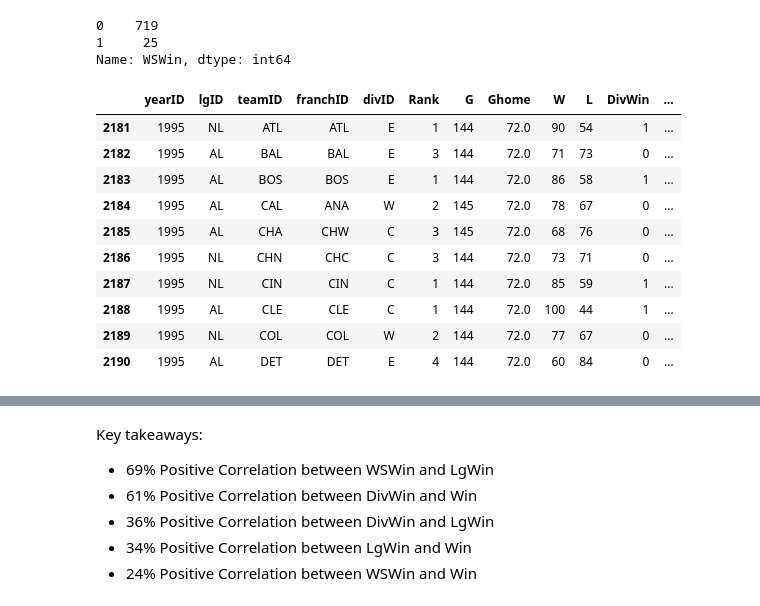
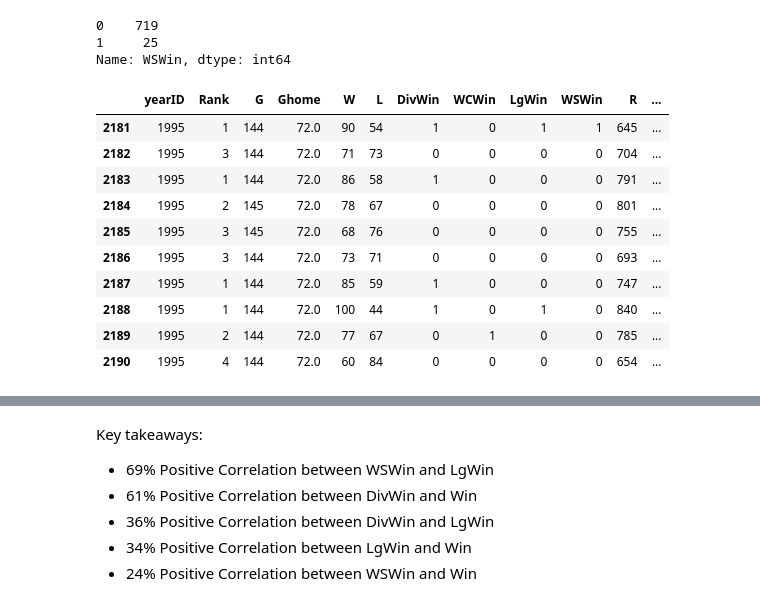
Before and after one commit to cabralh/WS-Predictor, a Jupyter notebook: WS-Predictor.ipynb, the cells around one changed output, grey strips where cells are left out. Saved outputs shown, nothing was run; the diff lists cells and outputs as text; code cells hidden in the pictures.

```diff
--- a/WS-Predictor.ipynb
+++ b/WS-Predictor.ipynb
@@ -357,24 +353,25 @@ Name: WSWin, dtype: int64
 # %%
 # Convert N/Y columns to integer values
 df_tmp["DivWin"] = df_tmp["DivWin"].map(lambda x: 1 if x == 'Y' else 0)
 df_tmp["DivWin"] = df_tmp["DivWin"].astype(int)
 df_tmp["WCWin"] = df_tmp["WCWin"].map(lambda x: 1 if x == 'Y' else 0)
 df_tmp["WCWin"] = df_tmp["WCWin"].astype(int)
 df_tmp["LgWin"] = df_tmp["LgWin"].map(lambda x: 1 if x == 'Y' else 0)
 df_tmp["LgWin"] = df_tmp["LgWin"].astype(int)
+df_tmp.drop(["lgID", "teamID", "franchID", "divID", "name", "park", "attendance", "teamIDBR", "teamIDlahman45", "teamIDretro"], axis=1, inplace=True)
 df_tmp.head(10)
 # %% [output]
-|  | yearID | lgID | teamID | franchID | divID | Rank | G | Ghome | W | L | DivWin | ... |
-| 2181 | 1995 | NL | ATL | ATL | E | 1 | 144 | 72.0 | 90 | 54 | 1 | ... |
-| 2182 | 1995 | AL | BAL | BAL | E | 3 | 144 | 72.0 | 71 | 73 | 0 | ... |
-| 2183 | 1995 | AL | BOS | BOS | E | 1 | 144 | 72.0 | 86 | 58 | 1 | ... |
-| 2184 | 1995 | AL | CAL | ANA | W | 2 | 145 | 72.0 | 78 | 67 | 0 | ... |
-| 2185 | 1995 | AL | CHA | CHW | C | 3 | 145 | 72.0 | 68 | 76 | 0 | ... |
-| 2186 | 1995 | NL | CHN | CHC | C | 3 | 144 | 72.0 | 73 | 71 | 0 | ... |
-| 2187 | 1995 | NL | CIN | CIN | C | 1 | 144 | 72.0 | 85 | 59 | 1 | ... |
-| 2188 | 1995 | AL | CLE | CLE | C | 1 | 144 | 72.0 | 100 | 44 | 1 | ... |
-| 2189 | 1995 | NL | COL | COL | W | 2 | 144 | 72.0 | 77 | 67 | 0 | ... |
-| 2190 | 1995 | AL | DET | DET | E | 4 | 144 | 72.0 | 60 | 84 | 0 | ... |
+|  | yearID | Rank | G | Ghome | W | L | DivWin | WCWin | LgWin | WSWin | R | ... |
+| 2181 | 1995 | 1 | 144 | 72.0 | 90 | 54 | 1 | 0 | 1 | 1 | 645 | ... |
+| 2182 | 1995 | 3 | 144 | 72.0 | 71 | 73 | 0 | 0 | 0 | 0 | 704 | ... |
+| 2183 | 1995 | 1 | 144 | 72.0 | 86 | 58 | 1 | 0 | 0 | 0 | 791 | ... |
+| 2184 | 1995 | 2 | 145 | 72.0 | 78 | 67 | 0 | 0 | 0 | 0 | 801 | ... |
+| 2185 | 1995 | 3 | 145 | 72.0 | 68 | 76 | 0 | 0 | 0 | 0 | 755 | ... |
+| 2186 | 1995 | 3 | 144 | 72.0 | 73 | 71 | 0 | 0 | 0 | 0 | 693 | ... |
+| 2187 | 1995 | 1 | 144 | 72.0 | 85 | 59 | 1 | 0 | 0 | 0 | 747 | ... |
+| 2188 | 1995 | 1 | 144 | 72.0 | 100 | 44 | 1 | 0 | 1 | 0 | 840 | ... |
+| 2189 | 1995 | 2 | 144 | 72.0 | 77 | 67 | 0 | 1 | 0 | 0 | 785 | ... |
+| 2190 | 1995 | 4 | 144 | 72.0 | 60 | 84 | 0 | 0 | 0 | 0 | 654 | ... |
 # %%
 # Find the correleation between independent variables
 corr_matrix = df_tmp.corr()
```
Also changed, not shown: parts of 19 cells of this notebook.
